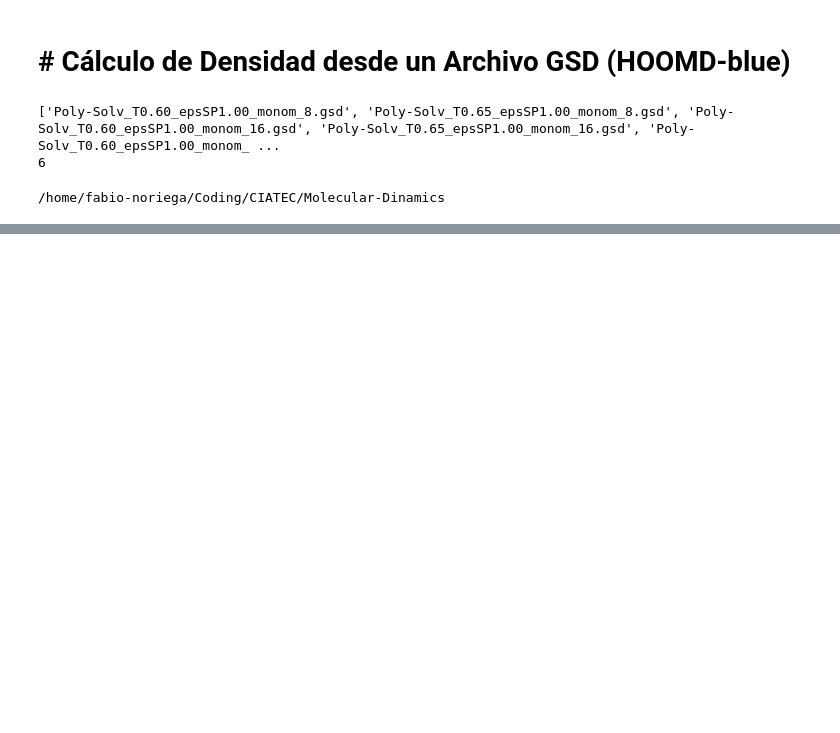
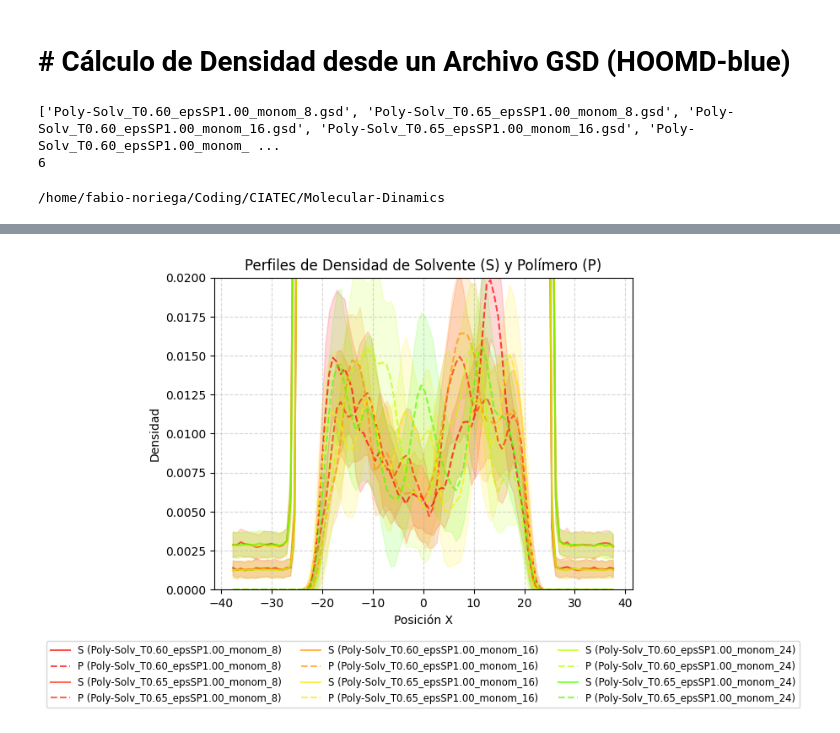
Before and after one commit to FabioNH86/Molecular-Dinamics, a Jupyter notebook: Densidad_polymer.ipynb, the cells around one changed output, grey strips where cells are left out. Cells and saved outputs as stored; diff of their text form; code cells hidden in the pictures; blank space fills up the shorter version.

```diff
--- a/Densidad_polymer.ipynb
+++ b/Densidad_polymer.ipynb
@@ -128,0 +86,53 @@ Frame procesado: 140/146
+# %%
+import matplotlib.pyplot as plt
+
+figura, ax = plt.subplots()
+
+# Tomamos un color para cada simulación basado en los datos guardados
+colormap = plt.cm.get_cmap('prism', len(datos_grafico))
+estilos_linea = {'S': '-', 'P': '--'}
+
+# Iteramos sobre los datos ya calculados
+for idx, (archivo, contenido) in enumerate(datos_grafico.items()):
+    centros_x = contenido['centros_x']
+    resultados = contenido['resultados']
+
+    # El color asignado de manera única a ESTE archivo
+    color_archivo = colormap(idx)
+
+    for especie in especies:
+        promedio = resultados[especie]['promedio']
+        desviacion = resultados[especie]['desviacion']
+
+        y1 = promedio - desviacion
+        y2 = promedio + desviacion
+
+        nombre_corto = archivo.replace('.gsd', '')
+        etiqueta = f"{especie} ({nombre_corto})"
+
+        # Graficado de la línea promedio
+        ax.plot(centros_x, promedio, label=etiqueta, color=color_archivo,
+                linestyle=estilos_linea[especie], alpha=0.7)
+
+        # Sombreado de la desviación estándar
+        ax.fill_between(centros_x, y1, y2, color=color_archivo, alpha=0.15)
+
+# Configuraciones finales del gráfico
+ax.set_xlabel("Posición X")
+ax.set_ylabel("Densidad")
+ax.set_title("Perfiles de Densidad de Solvente (S) y Polímero (P)")
+
+ax.legend(
+    loc='upper center',
+    bbox_to_anchor=(0.5, -0.15),
+    ncol=3,
+    fontsize='small'
+)
+
+ax.grid(True, linestyle='--', alpha=0.5)
+ax.set(ylim=(0, 0.02))
+# ax.set(xlim=(-40, 40))
+
+plt.show()
+# %% [output]
+[figure, added]
```
Also changed, not shown: parts of 1 cell of this notebook, 8 other files.
